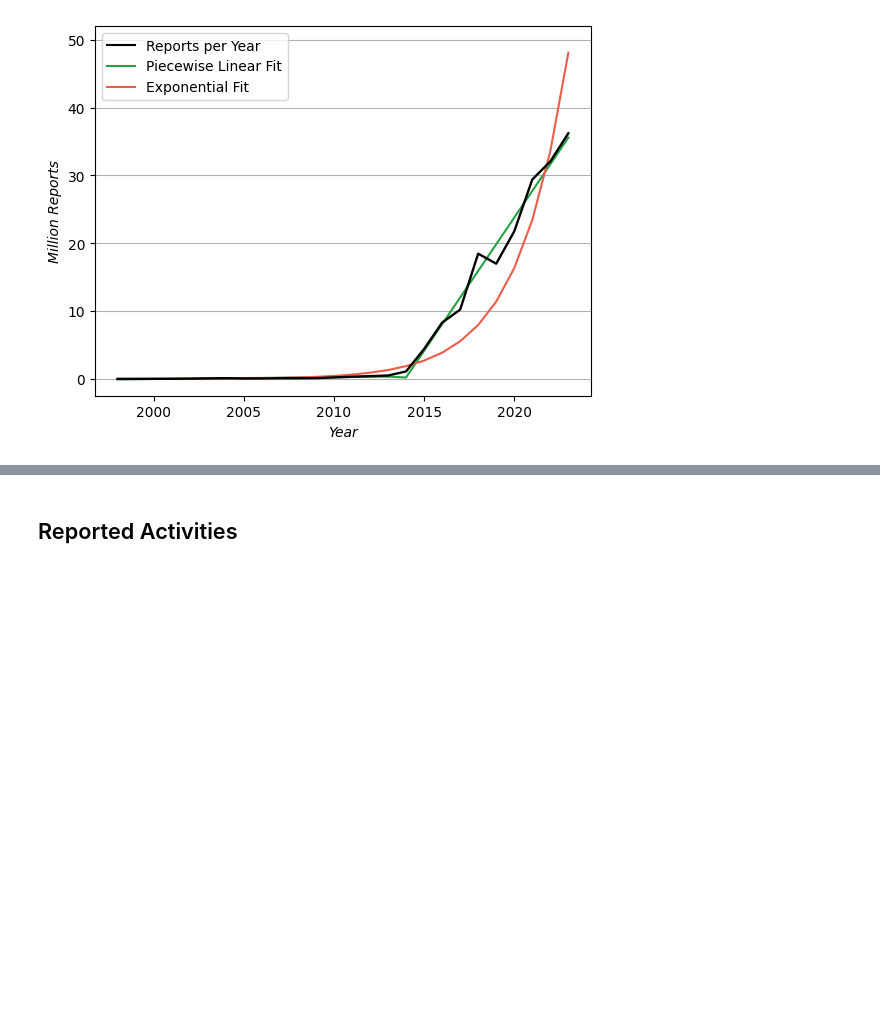
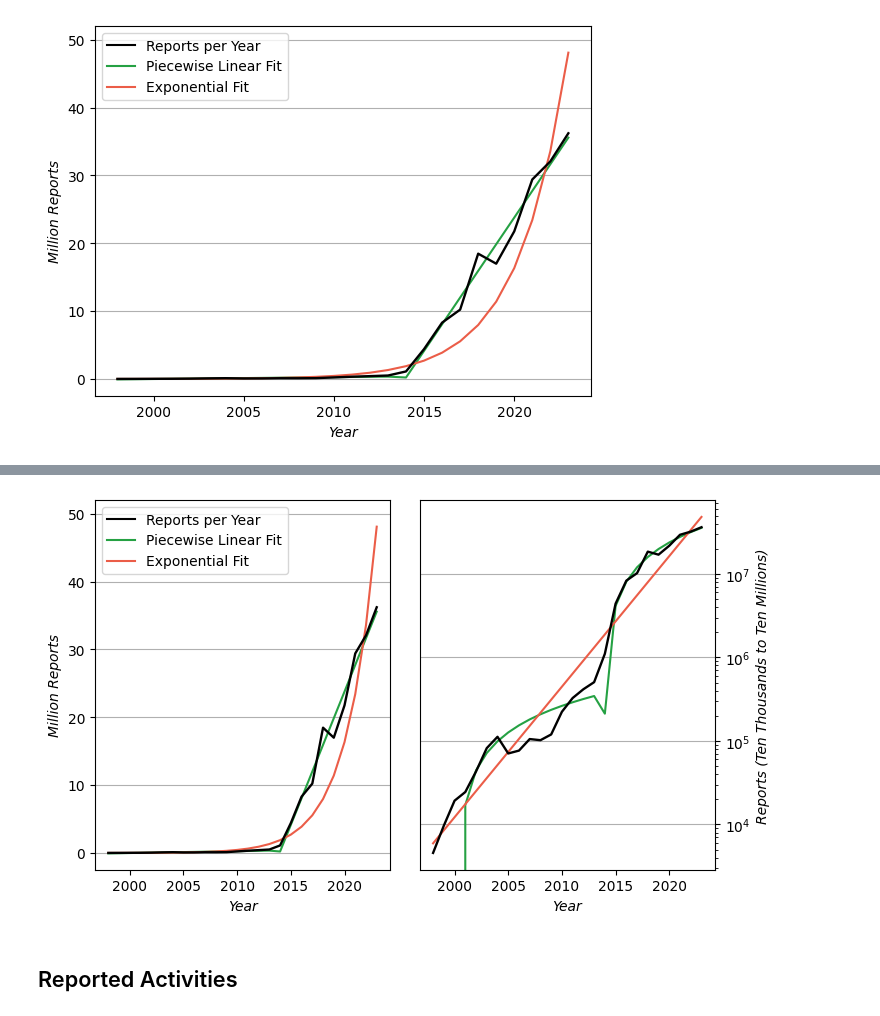
Before and after one commit to apparebit/diaphanous, a Jupyter notebook: analysis/reports.ipynb, the cells around one changed output, grey strips where cells are left out. Cells and saved outputs as stored; diff of their text form; code cells hidden in the pictures; blank space fills up the shorter version.

```diff
--- a/analysis/reports.ipynb
+++ b/analysis/reports.ipynb
@@ -88 +94,16 @@ ax.get_yaxis().set_major_formatter(
+# %%
+fig, (ax1, ax2) = plt.subplots(
+    nrows=1, ncols=2,
+    figsize=[8, 4.8],
+    gridspec_kw=dict(wspace=0.1),
+)
+
+plot(ax1)
+plot(ax2, 'log')
+
+ax2.yaxis.set_label_position("right")
+ax2.yaxis.tick_right()
+ax2.get_legend().remove()
+# %% [output]
+[figure, added]
 # %%
```
Also changed, not shown: parts of 4 cells of this notebook, 29 other files.
